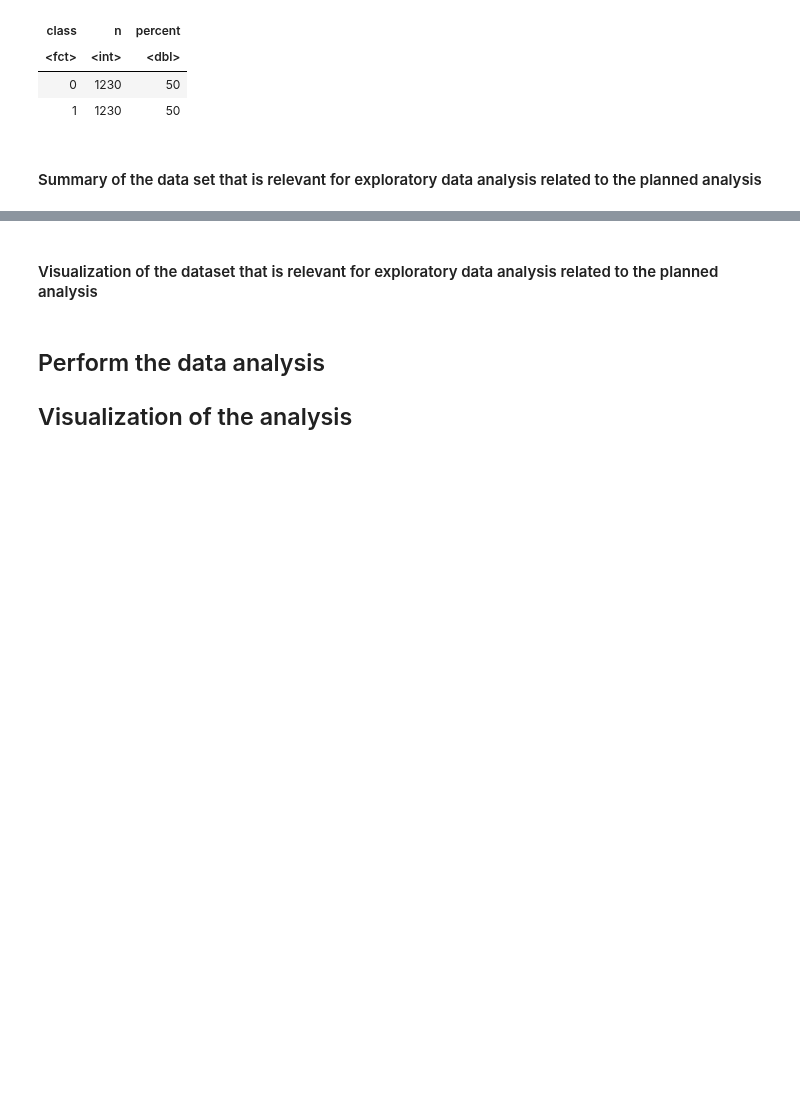
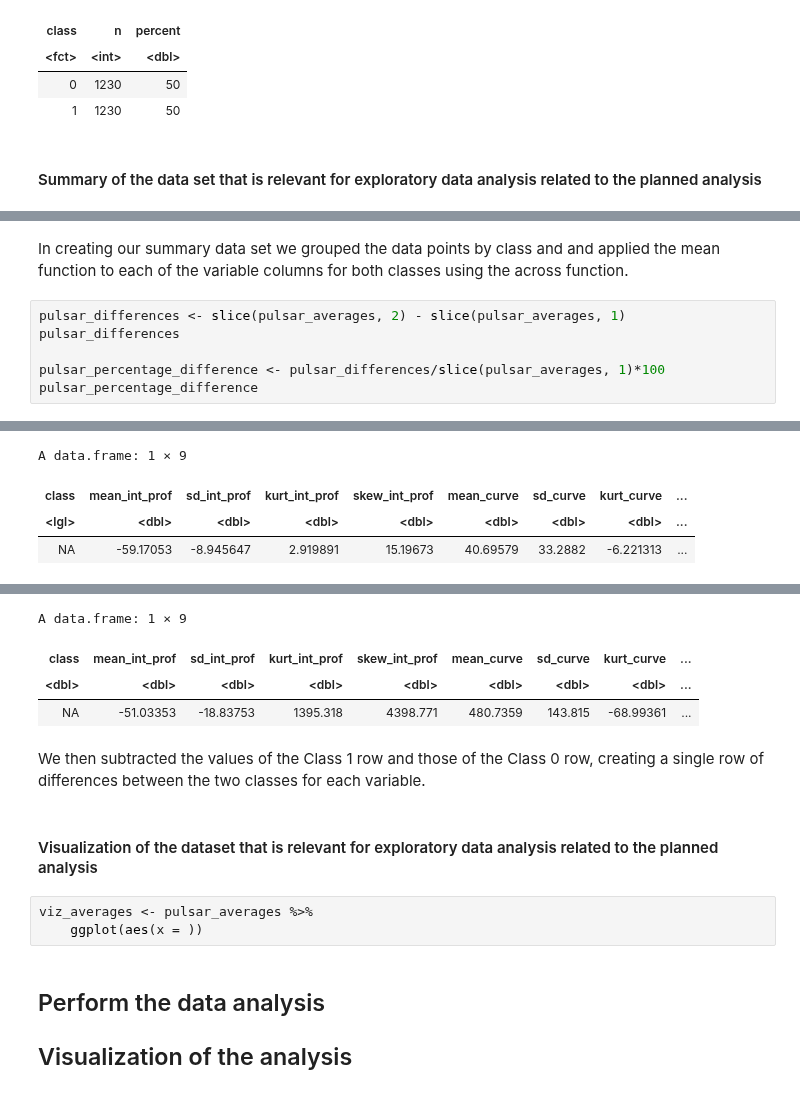
Before and after one commit to Phillipl132/dsci_100_group_24, a Jupyter notebook: Project_Report.ipynb, the cells around one changed output, grey strips where cells are left out. Drawn from its saved outputs; the diff is of its cells as text; blank space fills up the shorter version.

```diff
--- a/Project_Report.ipynb
+++ b/Project_Report.ipynb
@@ -274,0 +302,9 @@ A tibble: 2 × 3
+# %% [markdown]
+In creating our summary data set we grouped the data points by class and and applied the mean function to each of the variable columns for both classes using the across function.
+# %%
+pulsar_differences <- slice(pulsar_averages, 2) - slice(pulsar_averages, 1)
+pulsar_differences
+
+pulsar_percentage_difference <- pulsar_differences/slice(pulsar_averages, 1)*100
+pulsar_percentage_difference
+# %% [output]
@@ -274,0 +313,4 @@ A tibble: 2 × 3
+A data.frame: 1 × 9
+| class | mean_int_prof | sd_int_prof | kurt_int_prof | skew_int_prof | mean_curve | sd_curve | kurt_curve | ... |
+| <lgl> | <dbl> | <dbl> | <dbl> | <dbl> | <dbl> | <dbl> | <dbl> | ... |
+| NA | -59.17053 | -8.945647 | 2.919891 | 15.19673 | 40.69579 | 33.2882 | -6.221313 | ... |
@@ -275,5 +319,14 @@ A tibble: 2 × 3
+A data.frame: 1 × 9
+| class | mean_int_prof | sd_int_prof | kurt_int_prof | skew_int_prof | mean_curve | sd_curve | kurt_curve | ... |
+| <dbl> | <dbl> | <dbl> | <dbl> | <dbl> | <dbl> | <dbl> | <dbl> | ... |
+| NA | -51.03353 | -18.83753 | 1395.318 | 4398.771 | 480.7359 | 143.815 | -68.99361 | ... |
+# %% [markdown]
+We then subtracted the values of the Class 1 row and those of the Class 0 row, creating a single row of differences between the two classes for each variable.
 # %% [markdown]
 #### Visualization of the dataset that is relevant for exploratory data analysis related to the planned analysis
+# %%
+viz_averages <- pulsar_averages %>%
+    ggplot(aes(x = ))
 # %% [markdown]
 ## Perform the data analysis
 
```
Also changed, not shown: parts of 4 cells of this notebook, 1 other file.
